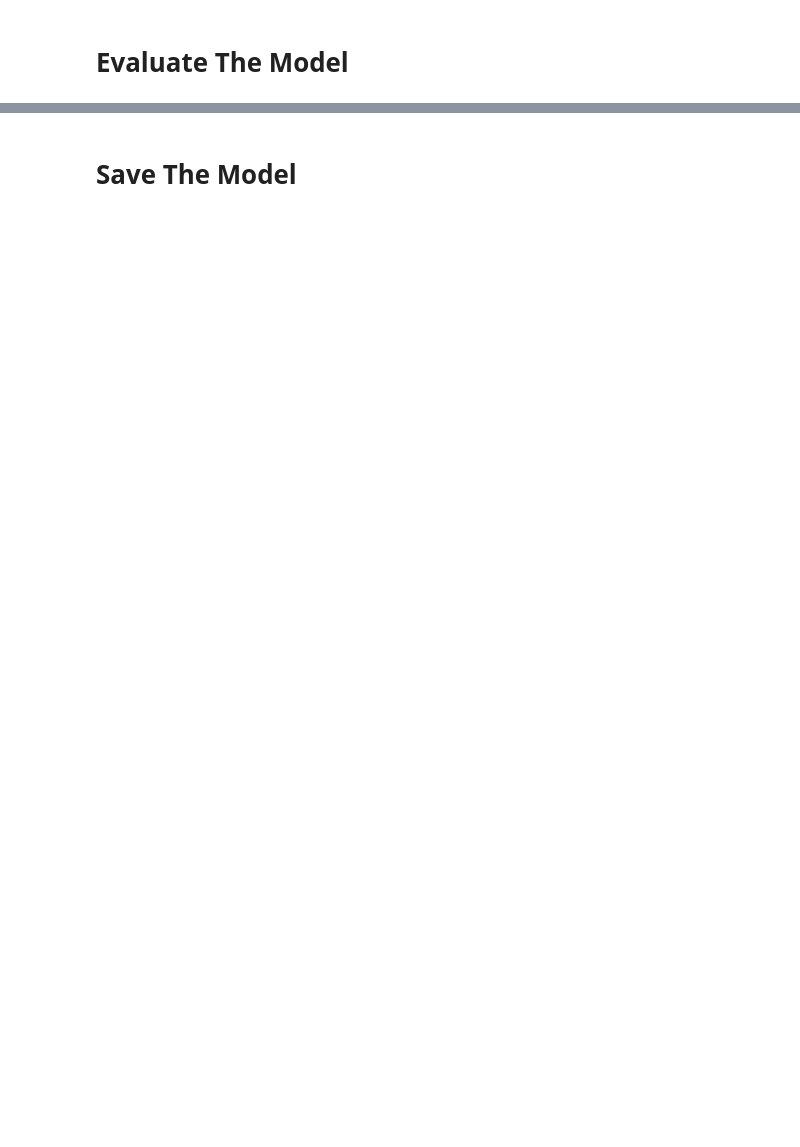
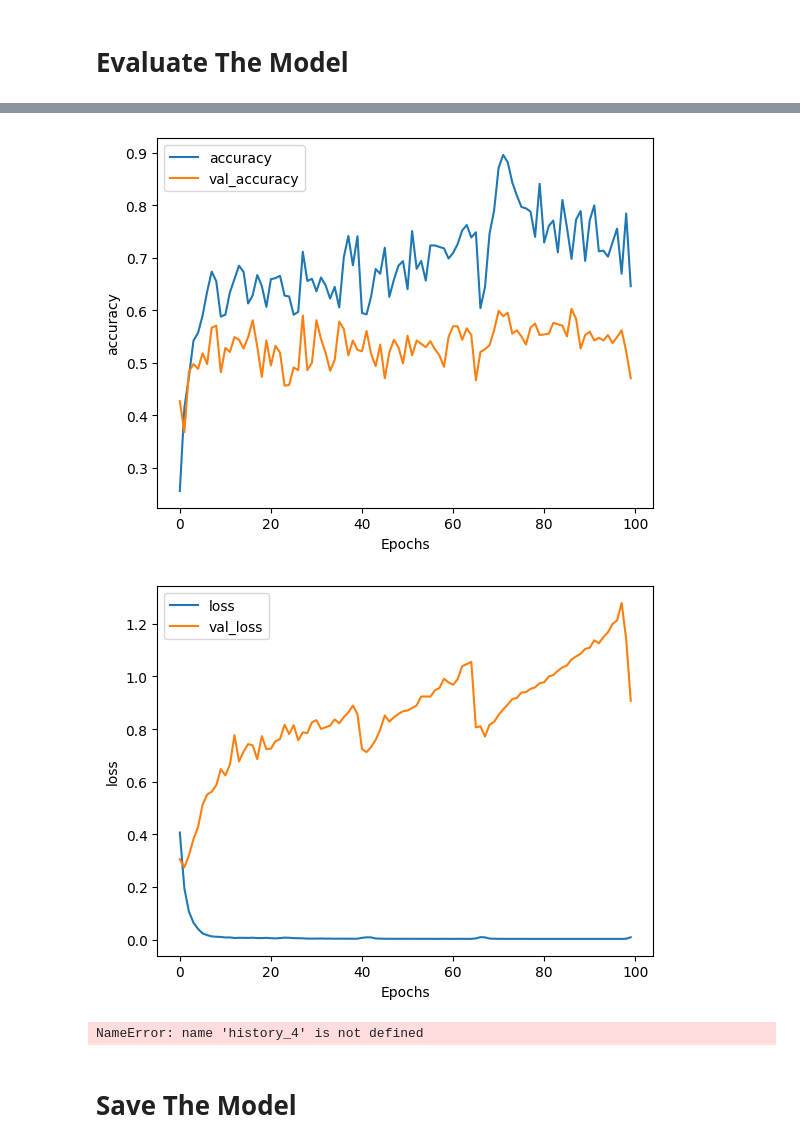
Before and after one commit to Carcinamon-Community/toxic_comment_detection, a Jupyter notebook: toxic_comment_detection.ipynb, the cells around one changed output, grey strips where cells are left out. Cells and saved outputs as stored; diff of their text form; code cells hidden in the pictures; blank space fills up the shorter version.

```diff
--- a/toxic_comment_detection.ipynb
+++ b/toxic_comment_detection.ipynb
@@ -251,0 +363,4 @@ Epoch 100/100
+# %%
+model_3 = create_model(NUM_WORDS, EMBEDDING_DIM, MAXLEN)
+
+history_3 = model_3.fit(train_padded_seq, train_labels, epochs=100, validation_data=(test_padded_seq, test_labels))
@@ -268,3 +495,30 @@ plot_graphs(history, "loss")
+# %%
+def plot_graphs(history_3, metric):
+    plt.plot(history_3.history[metric])
+    plt.plot(history_3.history[f'val_{metric}'])
+    plt.xlabel("Epochs")
+    plt.ylabel(metric)
+    plt.legend([metric, f'val_{metric}'])
+    plt.show()
+
+plot_graphs(history_3, "accuracy")
+plot_graphs(history_3, "loss")
+# %% [output]
+[figure, added]
+[figure, added]
+# %%
+def plot_graphs(history_4, metric):
+    plt.plot(history_4.history[metric])
+    plt.plot(history_4.history[f'val_{metric}'])
+    plt.xlabel("Epochs")
+    plt.ylabel(metric)
+    plt.legend([metric, f'val_{metric}'])
+    plt.show()
+
+plot_graphs(history_4, "accuracy")
+plot_graphs(history_4, "loss")
+# %% [output]
+NameError: name 'history_4' is not defined
 # %% [markdown]
 # Save The Model
 # %%
```
Also changed, not shown: parts of 16 cells of this notebook.
